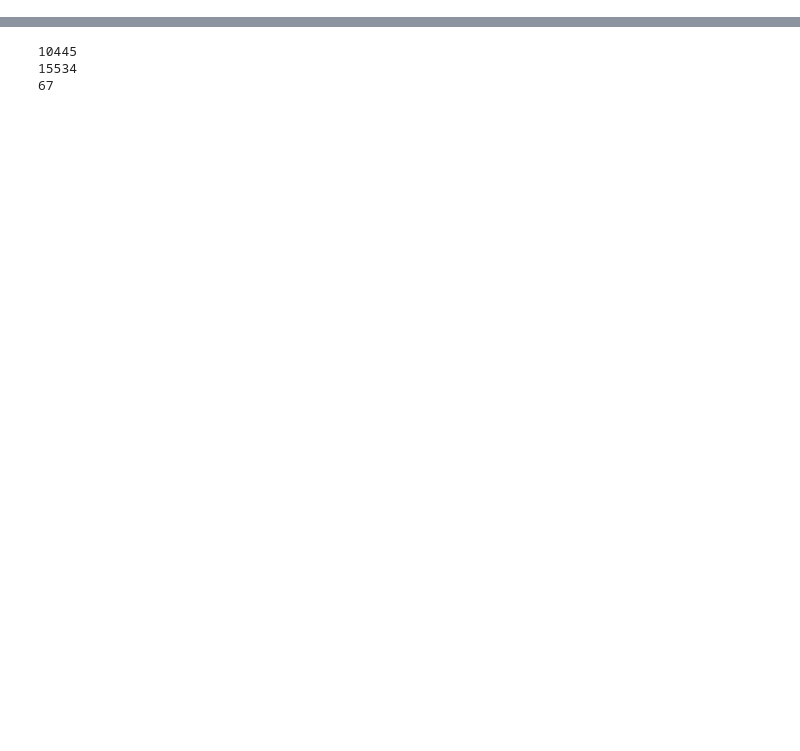
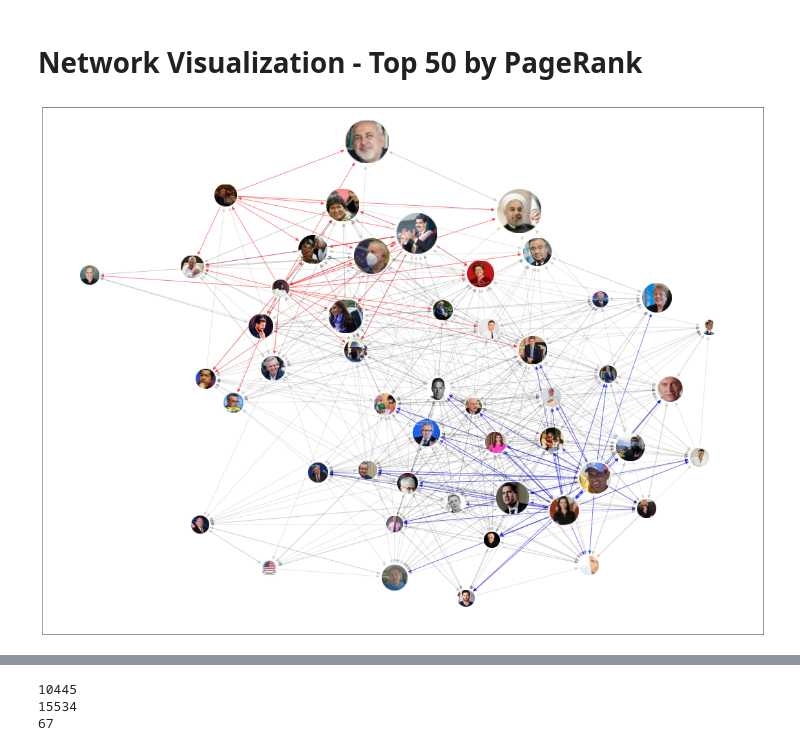
Before and after one commit to SaulOviedo/dialogo, a Jupyter notebook: analysis.ipynb, the cells around one changed output, grey strips where cells are left out. Saved outputs shown, nothing was run; the diff lists cells and outputs as text; code cells hidden in the pictures; blank space fills up the shorter version.

```diff
--- a/analysis.ipynb
+++ b/analysis.ipynb
@@ -51,6 +63,10 @@ info_df = pd.DataFrame.from_dict(info).T
 # %%
-gg = pd.DataFrame({
+centrality_measures = pd.DataFrame({
     'degree': dict(nx.degree(dg, weight=None)),
     'pagerank': dict(nx.pagerank(dg, weight=None)),
     'betweenness_centrality': dict(nx.betweenness_centrality(dg, weight=None)),
     })
+
+df_wcentrality = df.join(centrality_measures)
+
+df_wcentrality.sort_values('pagerank', ascending=False).head(50)
@@ -124,3 +113,76 @@ df
+# %% [markdown]
+# Network Visualization - Top 50 by PageRank
+# %%
+top_pr = centrality_measures.sort_values('pagerank', ascending=False).head(50).index
+info, ntx = prepare_data(df_wcentrality.loc[top_pr])
+
+pr_dg = nx.DiGraph(ntx)
+nx.set_node_attributes(pr_dg, info)
+pr_dg.remove_nodes_from(list(nx.isolates(pr_dg)))
+
+attrs = { e:{'edge_color': (1,0,0), 'alpha': 0.5} for n in starting_nodes[:3] for e in pr_dg.out_edges(n)}
+nx.set_edge_attributes(pr_dg, attrs)
+
+attrs = { e:{'edge_color': (0,0,1), 'alpha': 0.5} for n in starting_nodes[3:] for e in pr_dg.out_edges(n)}
+nx.set_edge_attributes(pr_dg, attrs)
+# %%
+pos = nx.kamada_kawai_layout(pr_dg)
+
+fig=plt.figure(figsize=(20,15))
+ax=plt.subplot(111)
+
+#nx.draw_networkx_edges(pr_dg,pos,alpha=0.25)
+for u,v, attr in pr_dg.edges(data=True):
+    nx.draw_networkx_edges(pr_dg,
+                           pos,
+                           edgelist=[(u,v)],
+                           edge_color=attr.get('edge_color', 'k'),
+                           alpha=attr.get('alpha', 0.10),
+                           arrows=True,
+                           min_source_margin = pr_dg.nodes[u]['pagerank'] * 5500,
+                           min_target_margin = pr_dg.nodes[v]['pagerank'] * 5500,
+                          )
+
+trans=ax.transData.transform
+trans2=fig.transFigure.inverted().transform
+
+for n, attr in pr_dg.nodes(data=True):
+    piesize= attr['pagerank'] * 9 # this is the image size
+    p2=piesize/2.0
+
+    xx,yy=trans(pos[n]) # figure coordinates
+    xa,ya=trans2((xx,yy)) # axes coordinates
+    a = plt.axes([xa-p2,ya-p2, piesize, piesize])
+    a.set_aspect('equal')
+
+    # Start to round Image
+    img = Image.open(urllib.request.urlopen(attr['profile_image_url'])).convert("RGB")
+    npImage=np.array(img)
+    h,w=img.size
+
+    # Create same size alpha layer with circle
+    factor = 5
+    alpha = Image.new('L', (h*factor, w*factor), 0)
+    draw = ImageDraw.Draw(alpha)
+    draw.pieslice([0,0,h*factor,w*factor],0,360,fill=255)
+    alpha = alpha.resize(img.size, Image.ANTIALIAS)
+
+    # Convert alpha Image to numpy array
+    npAlpha=np.array(alpha)
+
+    # Add alpha layer to RGB
+    npImage=np.dstack((npImage,npAlpha))
+
+    # Save with alpha
+    img = Image.fromarray(npImage)
+
+    #a.imshow(Image.open(urllib.request.urlopen(attr['profile_image_url'])))
+    a.imshow(img)
+    a.axis('off')
+
+plt.show()
+# %% [output]
+[figure, added]
 # %%
 starting_nodes = [
     1252764865, # Nicolas Maduro
```
Also changed, not shown: parts of 16 cells of this notebook, 4 other files.
